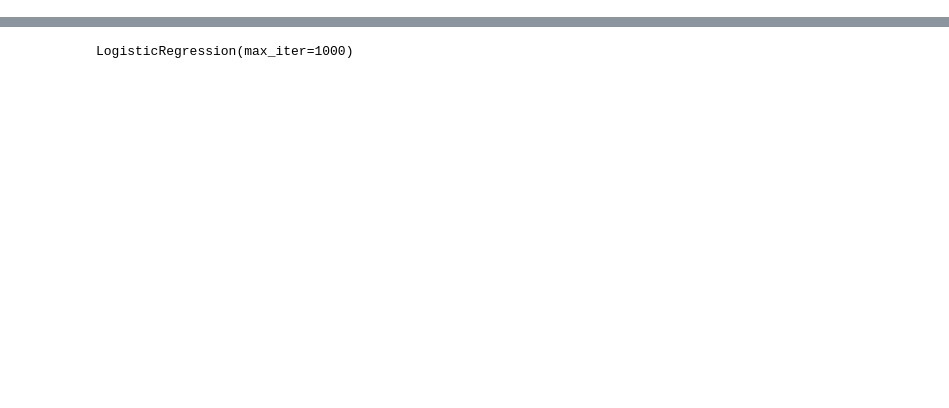
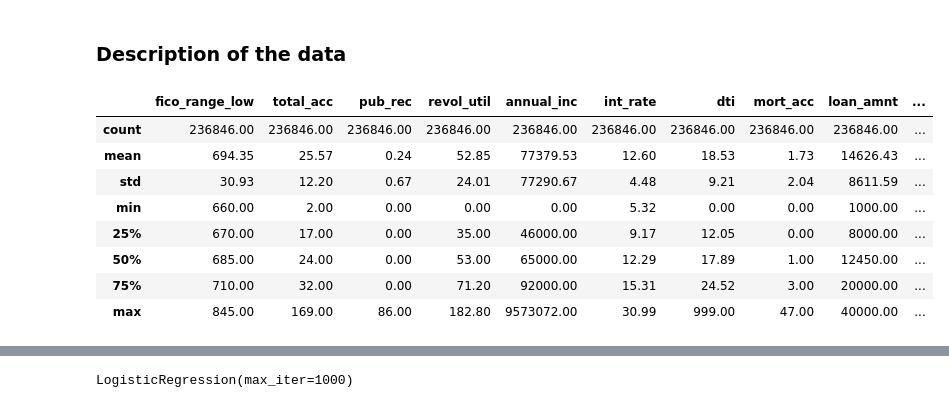
Before and after one commit to Abhibhi-03/Financial-Risk-Assessment, a Jupyter notebook: A1_Milestone1.ipynb, the cells around one changed output, grey strips where cells are left out. Cells and saved outputs as stored; diff of their text form; code cells hidden in the pictures; blank space fills up the shorter version.

```diff
--- a/A1_Milestone1.ipynb
+++ b/A1_Milestone1.ipynb
@@ -18,0 +15,32 @@ Requirement already satisfied: psutil in c:\users\envy\appdata\roaming\python\py
+# %%
+import pandas as pd
+import numpy as np
+import seaborn as sns
+from scipy import stats
+import matplotlib.pyplot as plt
+import hvplot.pandas
+from IPython.display import display
+
+from sklearn.model_selection import train_test_split
+from sklearn.preprocessing import StandardScaler
+from sklearn.neighbors import KNeighborsClassifier
+from sklearn.linear_model import LogisticRegression
+from sklearn.metrics import accuracy_score, classification_report, confusion_matrix
+from sklearn.model_selection import cross_val_score
+from sklearn.metrics import make_scorer, f1_score, roc_auc_score
+from sklearn.model_selection import StratifiedKFold
+from sklearn.metrics import roc_curve, auc, precision_recall_curve, average_precision_score,RocCurveDisplay
+from sklearn.model_selection import StratifiedKFold
+from sklearn.base import clone
+from sklearn.discriminant_analysis import QuadraticDiscriminantAnalysis
+from sklearn.svm import SVC
+from sklearn.discriminant_analysis import LinearDiscriminantAnalysis
+from sklearn.tree import DecisionTreeClassifier
+
+
+
+import time
+
+pd.set_option('display.float', '{:.2f}'.format)
+pd.set_option('display.max_columns', 50)
+pd.set_option('display.max_rows', 50)
@@ -19,5 +56,7 @@ Requirement already satisfied: psutil in c:\users\envy\appdata\roaming\python\py
 # %%
-data = pd.read_csv("C:/Users/ENVY/Desktop/Assignment1/train_lending_club.csv")
+data = pd.read_csv("train_lending_club.csv")
 print("Data imported successfully")
+
+data.head()
 # %% [output]
 Data imported successfully
@@ -40,0 +69,14 @@ X_test_scaled = scaler.transform(X_test_numeric)
+# %% [markdown]
+### Description of the data
+# %%
+data.describe()
+# %% [output]
+|  | fico_range_low | total_acc | pub_rec | revol_util | annual_inc | int_rate | dti | mort_acc | loan_amnt | ... |
+| count | 236846.00 | 236846.00 | 236846.00 | 236846.00 | 236846.00 | 236846.00 | 236846.00 | 236846.00 | 236846.00 | ... |
+| mean | 694.35 | 25.57 | 0.24 | 52.85 | 77379.53 | 12.60 | 18.53 | 1.73 | 14626.43 | ... |
+| std | 30.93 | 12.20 | 0.67 | 24.01 | 77290.67 | 4.48 | 9.21 | 2.04 | 8611.59 | ... |
+| min | 660.00 | 2.00 | 0.00 | 0.00 | 0.00 | 5.32 | 0.00 | 0.00 | 1000.00 | ... |
+| 25% | 670.00 | 17.00 | 0.00 | 35.00 | 46000.00 | 9.17 | 12.05 | 0.00 | 8000.00 | ... |
+| 50% | 685.00 | 24.00 | 0.00 | 53.00 | 65000.00 | 12.29 | 17.89 | 1.00 | 12450.00 | ... |
+| 75% | 710.00 | 32.00 | 0.00 | 71.20 | 92000.00 | 15.31 | 24.52 | 3.00 | 20000.00 | ... |
+| max | 845.00 | 169.00 | 86.00 | 182.80 | 9573072.00 | 30.99 | 999.00 | 47.00 | 40000.00 | ... |
```
Also changed, not shown: parts of 35 cells of this notebook, 1 other file.
